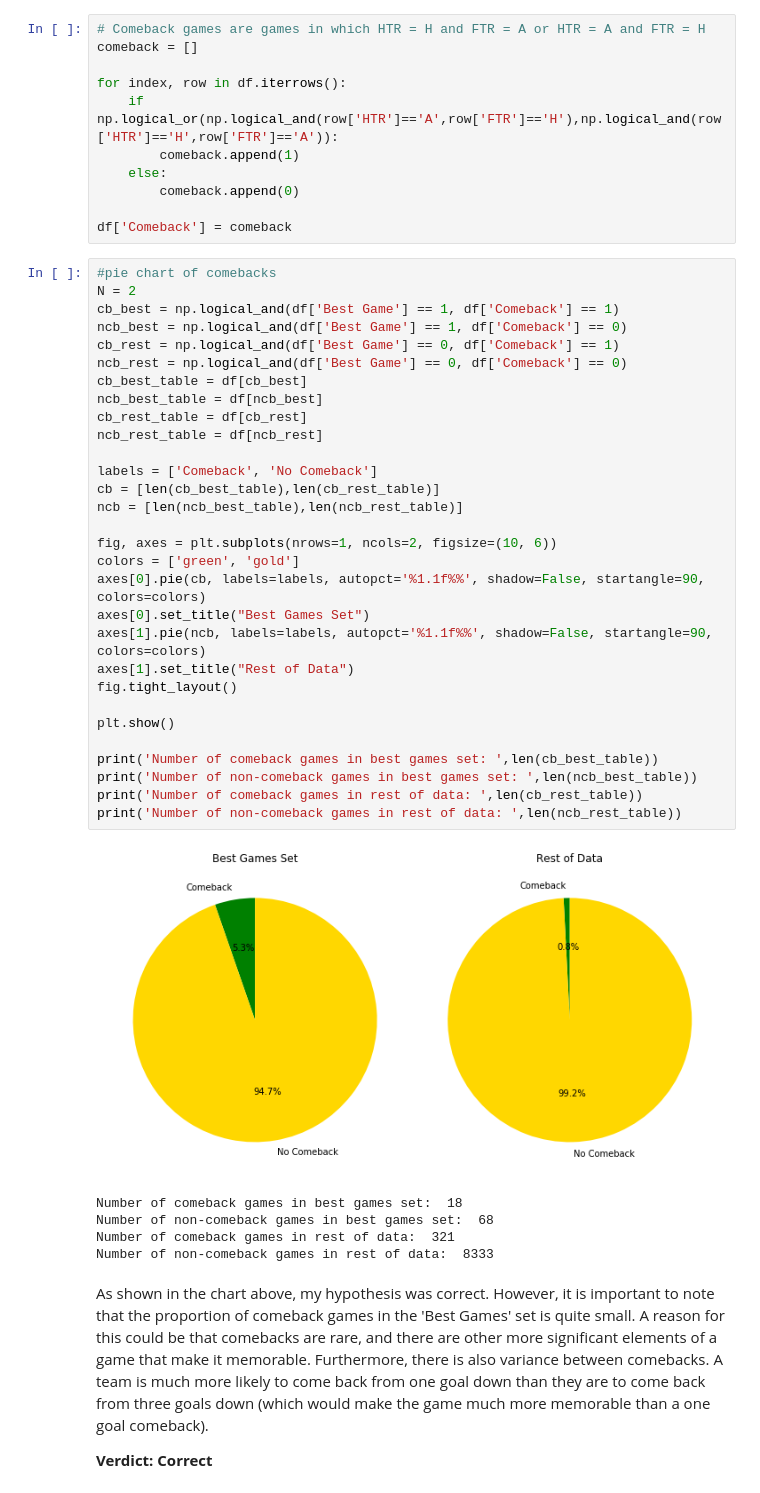
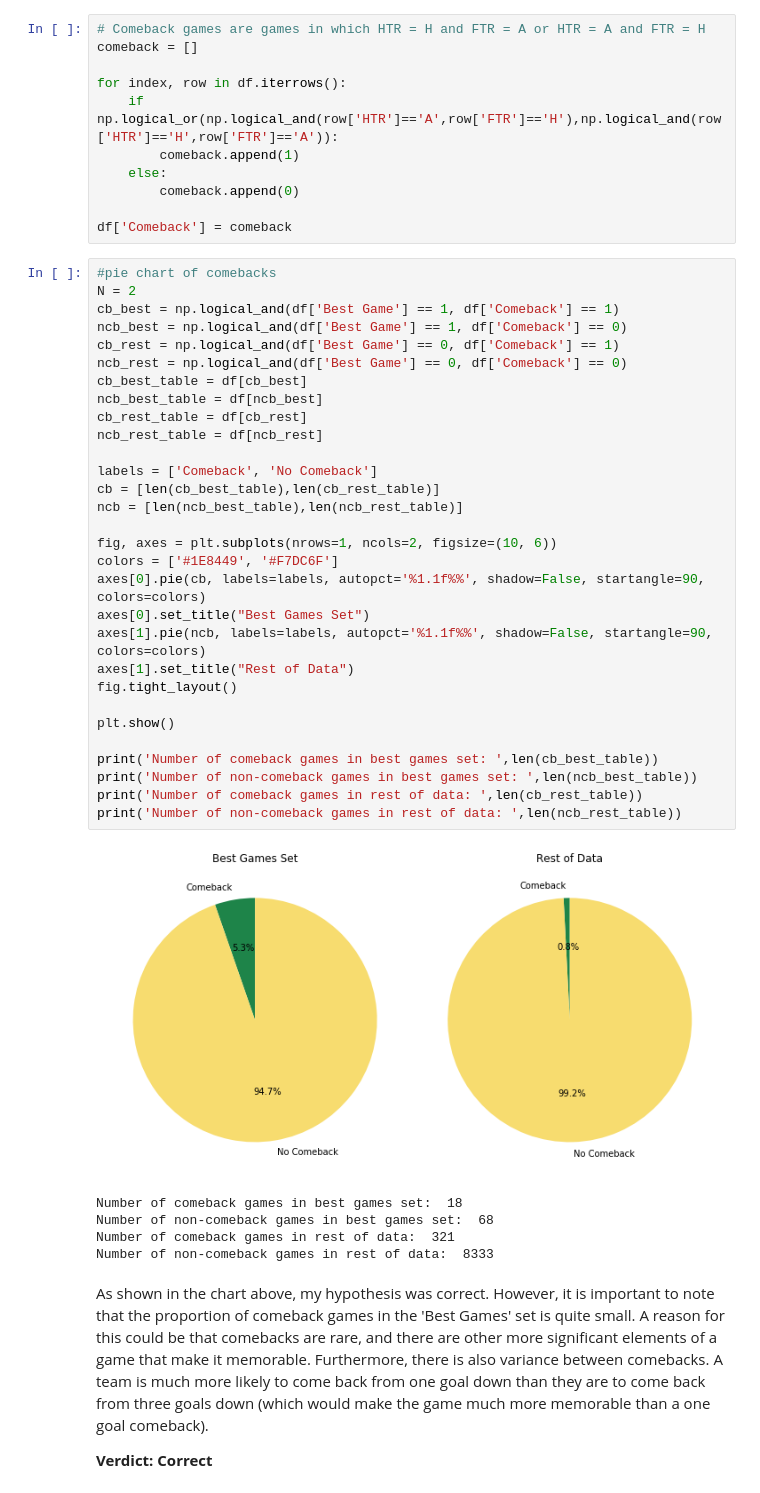
Before and after one commit to ryanwonghc/Premier-League-Game-Classifier, a Jupyter notebook: Data Cleaning and Exploration.ipynb, the cells around one changed output. Drawn from its saved outputs; the diff is of its cells as text.

```diff
--- a/Data Cleaning and Exploration.ipynb
+++ b/Data Cleaning and Exploration.ipynb
@@ -385,35 +385,35 @@ df['Comeback'] = comeback
 # %%
 #pie chart of comebacks
 N = 2
 cb_best = np.logical_and(df['Best Game'] == 1, df['Comeback'] == 1)
 ncb_best = np.logical_and(df['Best Game'] == 1, df['Comeback'] == 0)
 cb_rest = np.logical_and(df['Best Game'] == 0, df['Comeback'] == 1)
 ncb_rest = np.logical_and(df['Best Game'] == 0, df['Comeback'] == 0)
 cb_best_table = df[cb_best]
 ncb_best_table = df[ncb_best]
 cb_rest_table = df[cb_rest]
 ncb_rest_table = df[ncb_rest]
 
 labels = ['Comeback', 'No Comeback']
 cb = [len(cb_best_table),len(cb_rest_table)]
 ncb = [len(ncb_best_table),len(ncb_rest_table)]
 
 fig, axes = plt.subplots(nrows=1, ncols=2, figsize=(10, 6))
-colors = ['green', 'gold']
+colors = ['#1E8449', '#F7DC6F']
 axes[0].pie(cb, labels=labels, autopct='%1.1f%%', shadow=False, startangle=90, colors=colors)
 axes[0].set_title("Best Games Set")
 axes[1].pie(ncb, labels=labels, autopct='%1.1f%%', shadow=False, startangle=90, colors=colors)
 axes[1].set_title("Rest of Data")
 fig.tight_layout()
 
 plt.show()
 
 print('Number of comeback games in best games set: ',len(cb_best_table))
 print('Number of non-comeback games in best games set: ',len(ncb_best_table))
 print('Number of comeback games in rest of data: ',len(cb_rest_table))
 print('Number of non-comeback games in rest of data: ',len(ncb_rest_table))
 # %% [output]
-[figure, old version]
+[figure, new version]
 Number of comeback games in best games set:  18
 Number of non-comeback games in best games set:  68
 Number of comeback games in rest of data:  321
```
Also changed, not shown: parts of 15 cells of this notebook, 10 other files.
